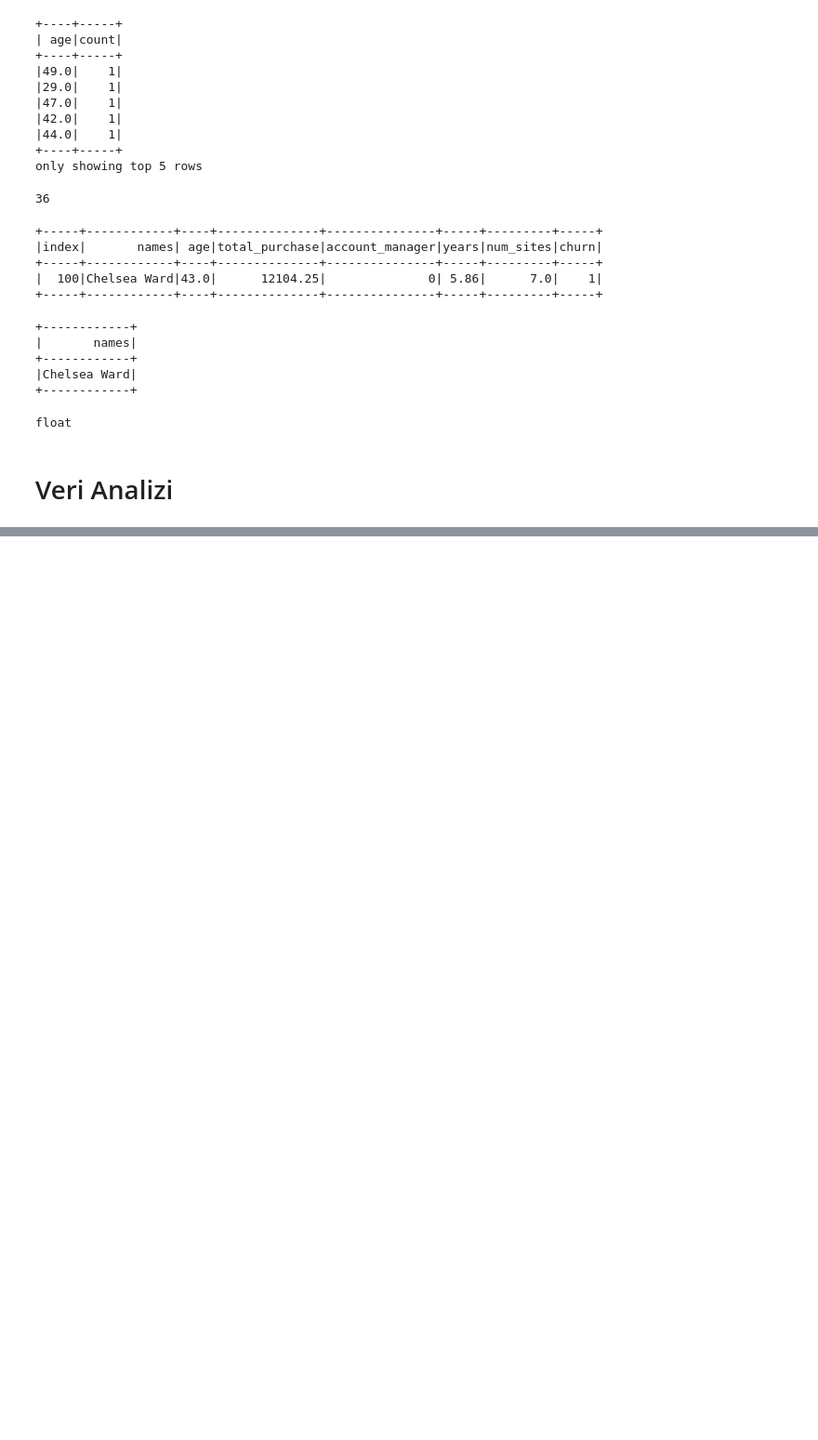
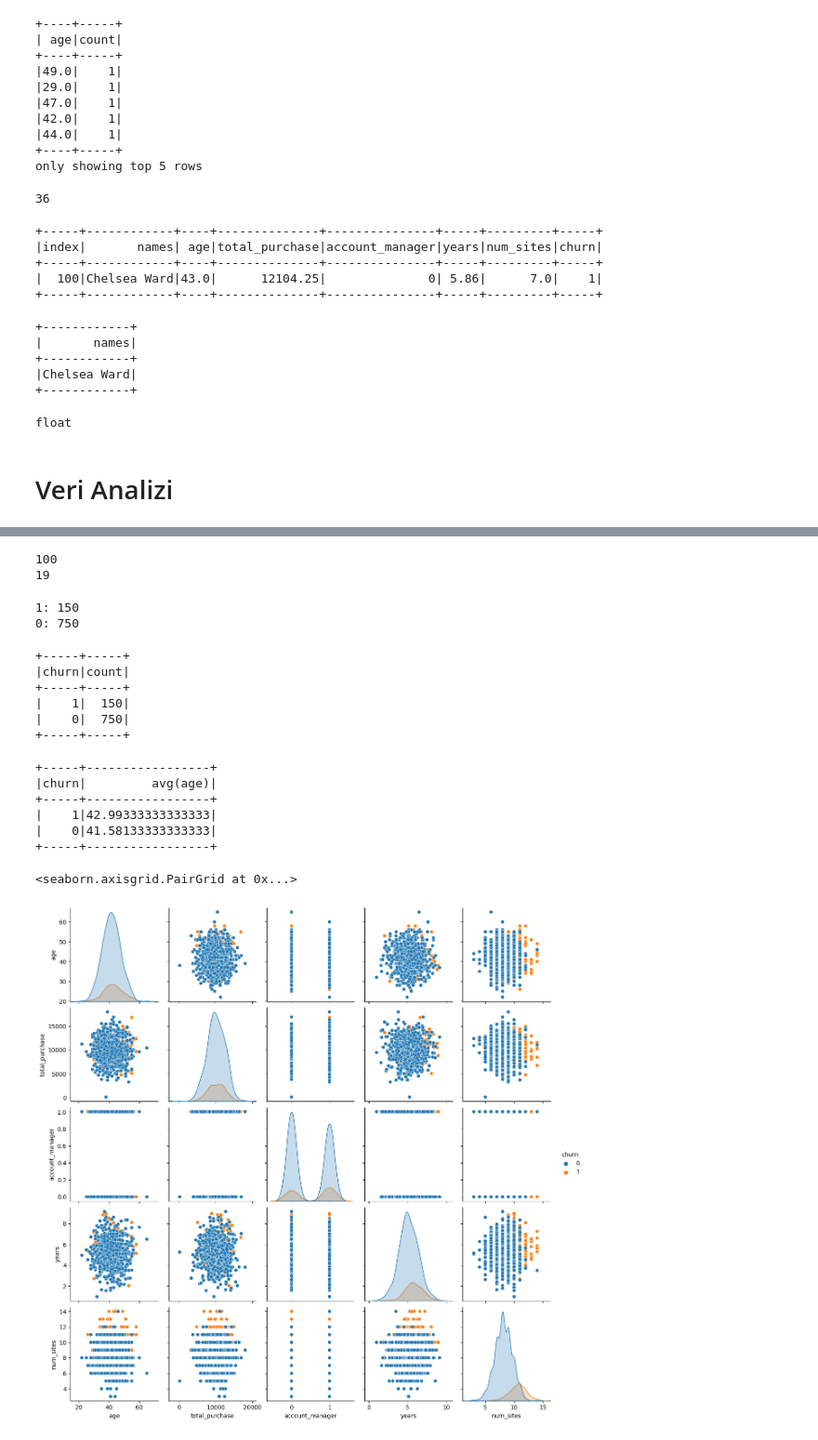
Before and after one commit to GokceSoylu/Machine_Learing, a Jupyter notebook: BigData/BigData_ML.ipynb, the cells around one changed output, grey strips where cells are left out. Shown at 93% size. Saved outputs shown, nothing was run; the diff lists cells and outputs as text; code cells hidden in the pictures; blank space fills up the shorter version.

Commit message:
data set analysis and visualization

```diff
--- a/BigData/BigData_ML.ipynb
+++ b/BigData/BigData_ML.ipynb
@@ -241,0 +280,34 @@ float
+# %%
+print(s_df.filter(s_df.age<35).count())
+print(s_df.filter(s_df.age<30).count())
+# %% [output]
+100
+19
+# %%
+print("1:",s_df.filter(s_df.churn==1).count())
+print("0:",s_df.filter(s_df.churn==0).count())
+# %% [output]
+1: 150
+0: 750
+# %%
+#yukarıdaki işlemler belirli değişknelri filtreleyerek ulaşmak içn hemen bir üzttekşnin yapmanın bir kolya yalo daha var gruplamak
+#sadce iki değer aldığı için fşltrelem ve gruplamakta aynı sonucu alırız
+
+s_df.groupBy("churn").count().show()
+# %% [output]
++-----+-----+
+|churn|count|
++-----+-----+
+|    1|  150|
+|    0|  750|
++-----+-----+
+# %%
+#ilişkiye bakalım
+s_df.groupBy("churn").agg({"age":"mean"}).show()
+# %% [output]
++-----+-----------------+
+|churn|         avg(age)|
++-----+-----------------+
+|    1|42.99333333333333|
+|    0|41.58133333333333|
++-----+-----------------+
@@ -241,0 +317,8 @@ float
+# %%
+p_df=s_df.drop("index","names").toPandas()
+# %%
+import seaborn as sns
+sns.pairplot(p_df,hue="churn")
+# %% [output]
+<seaborn.axisgrid.PairGrid at 0x...>
+[figure, added]
```
Also changed, not shown: parts of 7 cells of this notebook.
